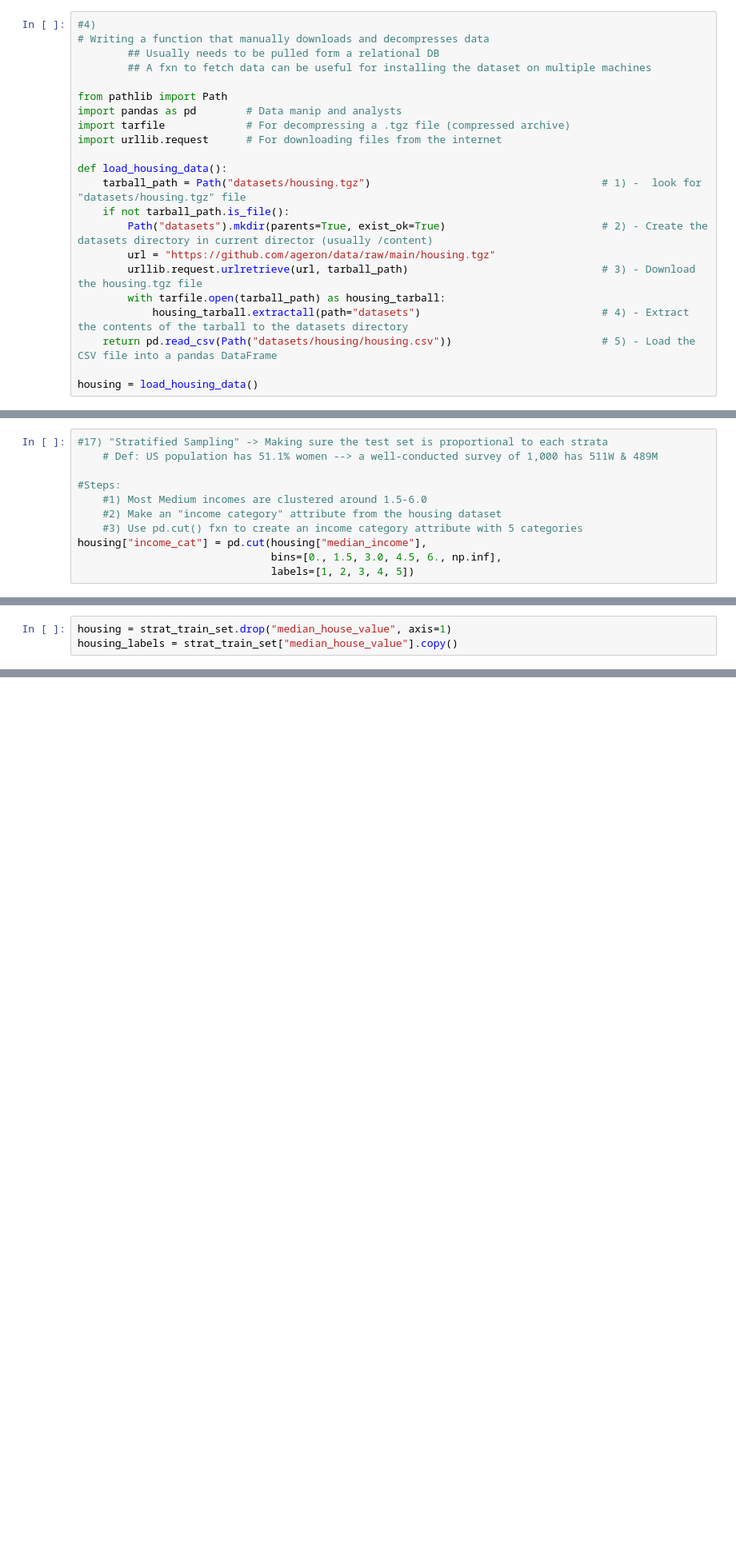
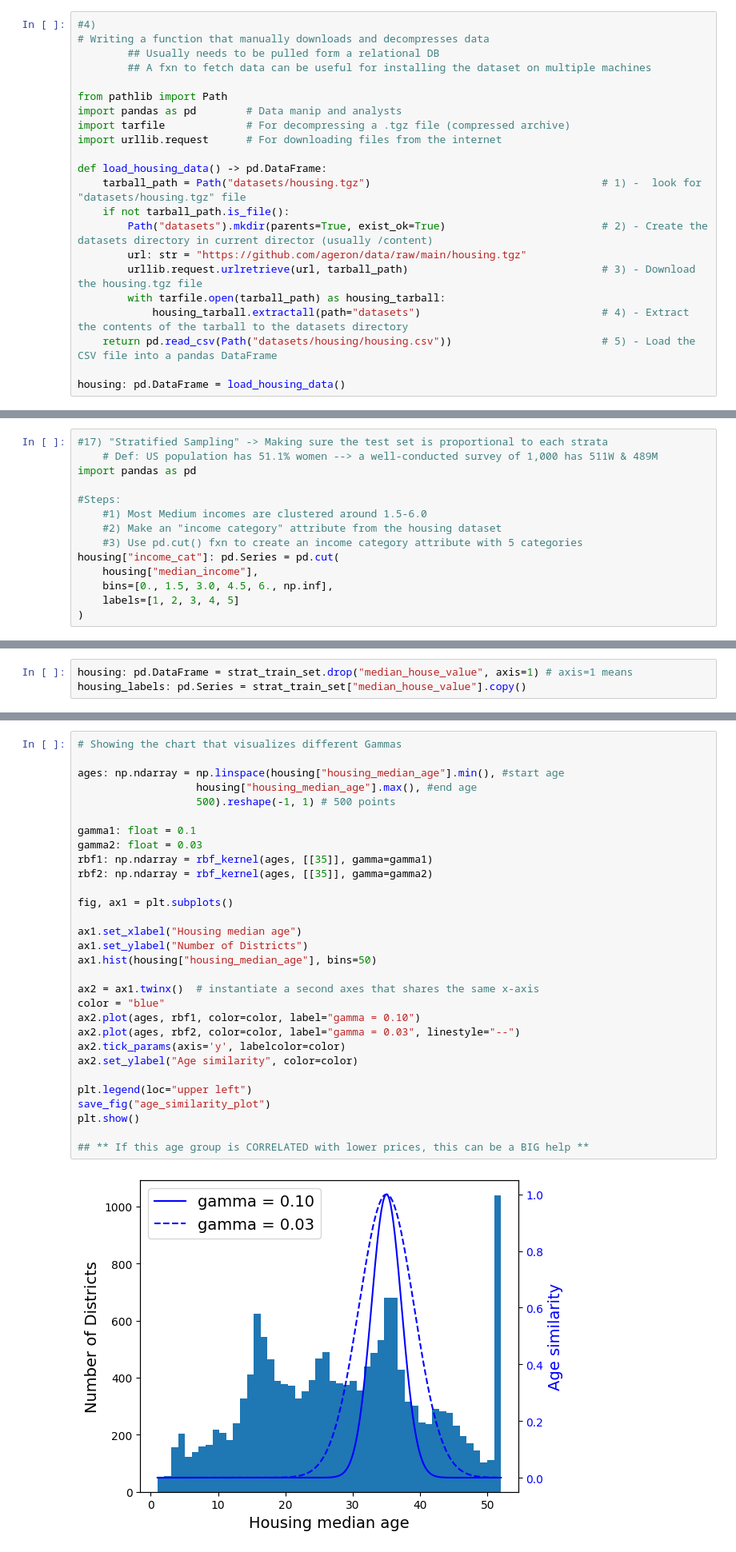
Before and after one commit to matt-chinchilla/Machine-Learning-Repo, a Jupyter notebook: The code/02_end_to_end_machine_learning_project.ipynb, the cells around one changed output, grey strips where cells are left out. Shown at 80% size. Cells and saved outputs as stored; diff of their text form; blank space fills up the shorter version.

```diff
--- a/The code/02_end_to_end_machine_learning_project.ipynb
+++ b/The code/02_end_to_end_machine_learning_project.ipynb
@@ -27,17 +27,17 @@ import pandas as pd        # Data manip and analysts
 import tarfile             # For decompressing a .tgz file (compressed archive)
 import urllib.request      # For downloading files from the internet
 
-def load_housing_data():
+def load_housing_data() -> pd.DataFrame:
     tarball_path = Path("datasets/housing.tgz")                                     # 1) -  look for "datasets/housing.tgz" file
     if not tarball_path.is_file():
         Path("datasets").mkdir(parents=True, exist_ok=True)                         # 2) - Create the datasets directory in current director (usually /content)
-        url = "https://github.com/ageron/data/raw/main/housing.tgz"
+        url: str = "https://github.com/ageron/data/raw/main/housing.tgz"
         urllib.request.urlretrieve(url, tarball_path)                               # 3) - Download the housing.tgz file
         with tarfile.open(tarball_path) as housing_tarball:
             housing_tarball.extractall(path="datasets")                             # 4) - Extract the contents of the tarball to the datasets directory
     return pd.read_csv(Path("datasets/housing/housing.csv"))                        # 5) - Load the CSV file into a pandas DataFrame
 
-housing = load_housing_data()
+housing: pd.DataFrame = load_housing_data()
 # %%
 #5)
 housing.head()  # Pulls top 5 rows from the dataset
@@ -215,14 +217,17 @@ train_set, test_set = train_test_split(housing, test_size=0.2, random_state=42)
 # %%
 #17) "Stratified Sampling" -> Making sure the test set is proportional to each strata
     # Def: US population has 51.1% women --> a well-conducted survey of 1,000 has 511W & 489M
+import pandas as pd
 
 #Steps:
     #1) Most Medium incomes are clustered around 1.5-6.0
     #2) Make an "income category" attribute from the housing dataset
     #3) Use pd.cut() fxn to create an income category attribute with 5 categories
-housing["income_cat"] = pd.cut(housing["median_income"],
-                               bins=[0., 1.5, 3.0, 4.5, 6., np.inf],
-                               labels=[1, 2, 3, 4, 5])
+housing["income_cat"]: pd.Series = pd.cut(
+    housing["median_income"],
+    bins=[0., 1.5, 3.0, 4.5, 6., np.inf],
+    labels=[1, 2, 3, 4, 5]
+)
 # %%
 #18) Testing our new income category attribute
 
@@ -412,8 +418,8 @@ Name: median_house_value, dtype: float64
     - B/C I don;t necessairly want to apply the same transformations to the *predictors* and the *target values*
 - The **drop()** function creates a *copy* of the data and does not affect the **strat_train_set**
 # %%
-housing = strat_train_set.drop("median_house_value", axis=1)
-housing_labels = strat_train_set["median_house_value"].copy()
+housing: pd.DataFrame = strat_train_set.drop("median_house_value", axis=1) # axis=1 means
+housing_labels: pd.Series = strat_train_set["median_house_value"].copy()
 # %% [markdown]
 ## 4a) <u>Clean the Data</u>
 - Most ML-algs cannot work with *missing features* --> Therefore *take care of it*
@@ -773,0 +799,32 @@ plt.show()
+# %%
+# Showing the chart that visualizes different Gammas
+
+ages: np.ndarray = np.linspace(housing["housing_median_age"].min(), #start age
+                   housing["housing_median_age"].max(), #end age
+                   500).reshape(-1, 1) # 500 points
+
+gamma1: float = 0.1
+gamma2: float = 0.03
+rbf1: np.ndarray = rbf_kernel(ages, [[35]], gamma=gamma1)
+rbf2: np.ndarray = rbf_kernel(ages, [[35]], gamma=gamma2)
+
+fig, ax1 = plt.subplots()
+
+ax1.set_xlabel("Housing median age")
+ax1.set_ylabel("Number of Districts")
+ax1.hist(housing["housing_median_age"], bins=50)
+
+ax2 = ax1.twinx()  # instantiate a second axes that shares the same x-axis
+color = "blue"
+ax2.plot(ages, rbf1, color=color, label="gamma = 0.10")
+ax2.plot(ages, rbf2, color=color, label="gamma = 0.03", linestyle="--")
+ax2.tick_params(axis='y', labelcolor=color)
+ax2.set_ylabel("Age similarity", color=color)
+
+plt.legend(loc="upper left")
+save_fig("age_similarity_plot")
+plt.show()
+
+## ** If this age group is CORRELATED with lower prices, this can be a BIG help **
+# %% [output]
+[figure, added]
```
Also changed, not shown: parts of 13 cells of this notebook, 1 other file.
